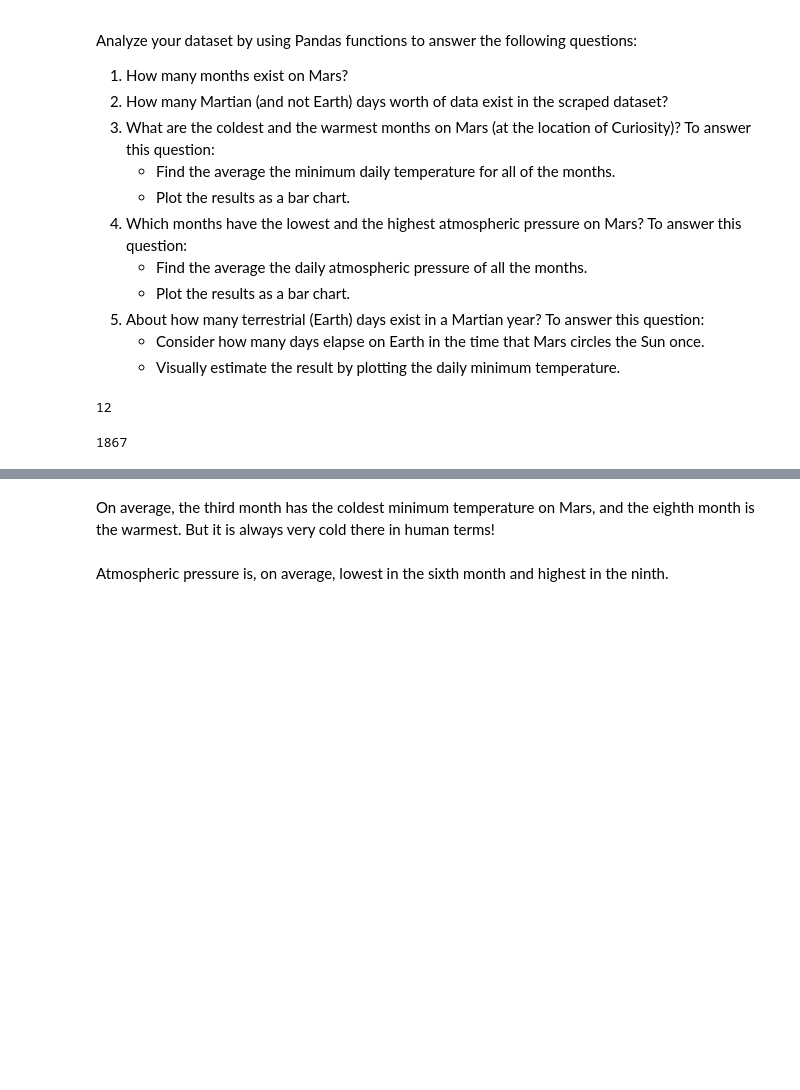
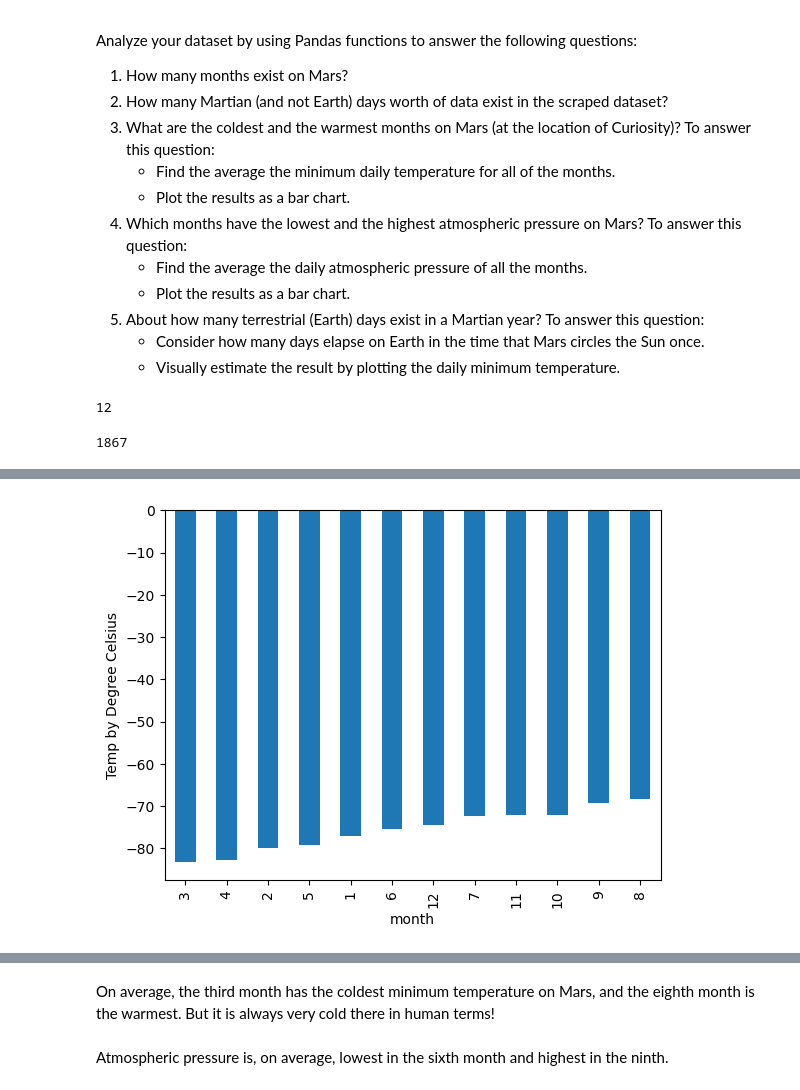
Before and after one commit to ajmonte0920/11_da_jul2024_hw_11_web-scrapping-data-analysis, a Jupyter notebook: submission/part_2_mars_weather_ajm.ipynb, the cells around one changed output, grey strips where cells are left out. Drawn from its saved outputs; the diff is of its cells as text; code cells hidden in the pictures; blank space fills up the shorter version.

```diff
--- a/submission/part_2_mars_weather_ajm.ipynb
+++ b/submission/part_2_mars_weather_ajm.ipynb
@@ -201,4 +223,9 @@ df["sol"].count()
 # %%
 # Identify the coldest and hottest months in Curiosity's location
+min_temp_by_month.sort_values().plot(kind="bar")
+plt.ylabel("Temp by Degree Celsius")
+plt.show()
+# %% [output]
+[figure, added]
 # %%
 # 4. Average pressure by Martian month
```
Also changed, not shown: parts of 5 cells of this notebook.
